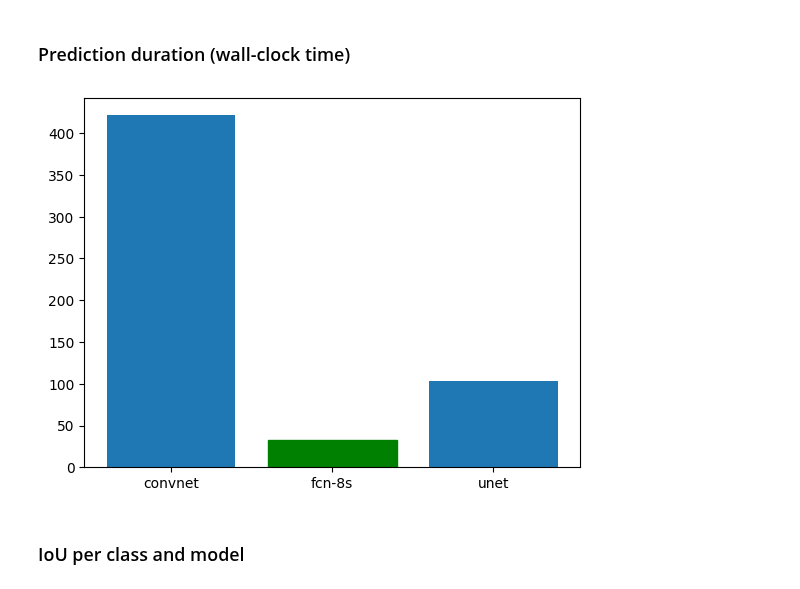
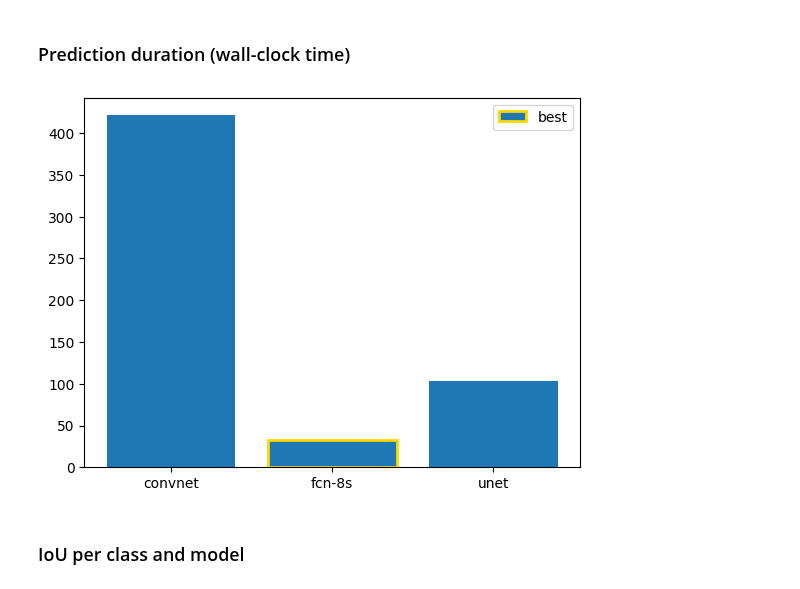
Before and after one commit to rondo-lehner/CM3070_Final_project, a Jupyter notebook: notebooks/ev_01_evaluate_models.ipynb, the cells around one changed output. Saved outputs shown, nothing was run; the diff lists cells and outputs as text; code cells hidden in the pictures.

```diff
--- a/notebooks/ev_01_evaluate_models.ipynb
+++ b/notebooks/ev_01_evaluate_models.ipynb
@@ -455,13 +462,17 @@ plt.show()
 # %%
 avg_ms = [float(results[n]['avg_pred_ms']) for n in names[1:]]
 
 fig, ax = plt.subplots()
 
 ax.bar(names[1:], avg_ms)
-ax.get_children()[np.argmin(avg_ms)].set_color('g')
+best = ax.get_children()[np.argmin(avg_ms)]
+best.set_edgecolor('gold')
+best.set_linewidth(2)
 ax.set_ylim(0, None)
+ax.legend((best,), ('best',))
+
 plt.show()
 # %% [output]
-[figure, old version]
+[figure, new version]
 # %% [markdown]
 ### IoU per class and model
```
Also changed, not shown: parts of 4 cells of this notebook.
